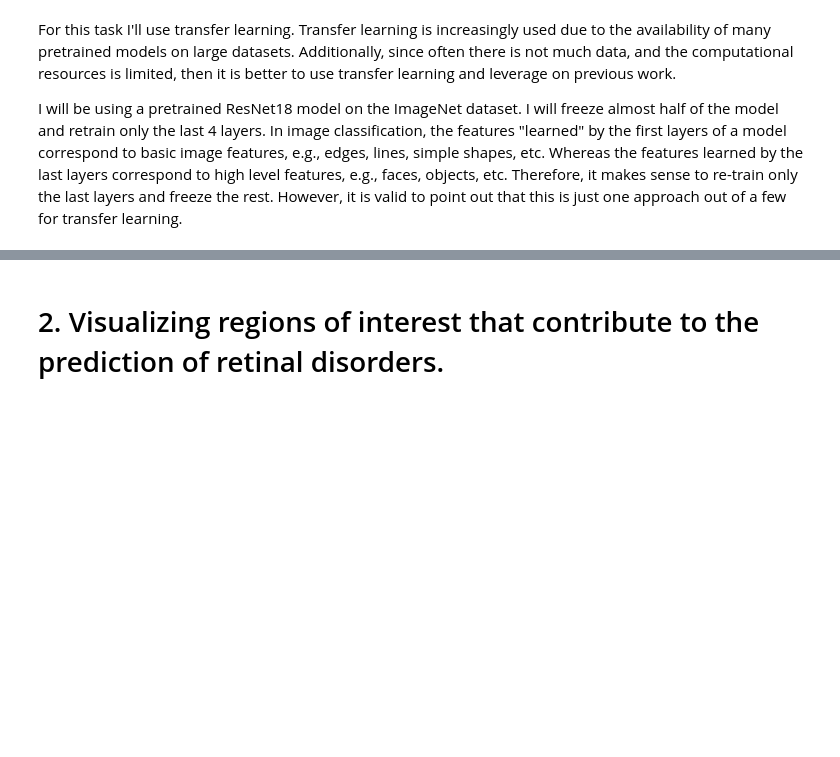
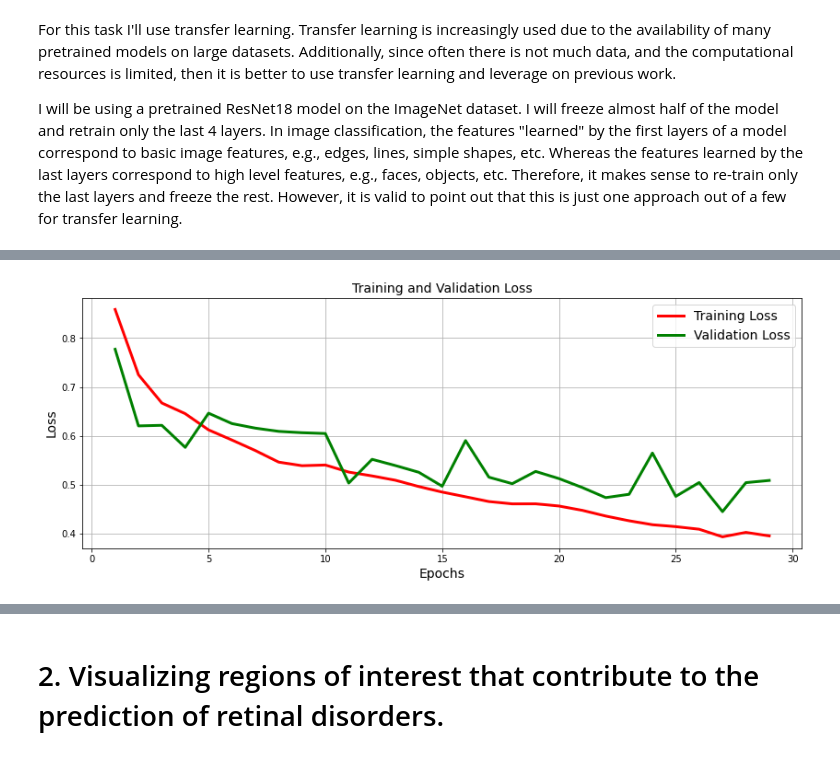
Before and after one commit to blueraymusic/Retinal, a Jupyter notebook: Retinal_Disease_Detection.ipynb, the cells around one changed output, grey strips where cells are left out. Saved outputs shown, nothing was run; the diff lists cells and outputs as text; code cells hidden in the pictures; blank space fills up the shorter version.

```diff
--- a/Retinal_Disease_Detection.ipynb
+++ b/Retinal_Disease_Detection.ipynb
@@ -158,7 +124,7 @@ In the following cell I create a the dataset class containing a set of standard
 *   `transforms.RandomVerticalFlip(p=1.0)`: flip the image on the vertical edge
 *   `transforms.Normalize()`: Normalize a tensor image with mean and standard deviation. The numbers are coming from the ImageNet dataset (This is because I will be using models pretrained on the ImageNet dataset).
 # %%
-class CustomImageDataset(Dataset):
+class RetinalDisorderDataset(Dataset):
     def __init__(self, data_file, img_dir, transform=None):
         self.img_data = data_file
         self.img_dir = img_dir
@@ -168,10 +134,10 @@ class CustomImageDataset(Dataset):
         return len(self.img_data)
 
     def __getitem__(self, idx):
-        img_path = os.path.join(self.img_dir, self.img_data.iloc[idx, 0])
+        img_path = os.path.join(self.img_dir, self.img_data.iloc[idx]['filename'])
         image = read_image(img_path)
+        image = self.transform(image)
         label = self.img_data.iloc[[idx], 1:].values
         label = torch.tensor(label, dtype=torch.float32)
-        image = self.transform(image)
         return image, torch.squeeze(label)
 # %%
@@ -366,25 +297,22 @@ def train_model(model, criterion, optimizer, scheduler, model_name=None, weights
 # %%
-def print_loss_history(train_loss, validation_loss, logscale=False):
-    loss = train_loss
-    val_loss = validation_loss
-    epochs = range(1, len(loss) + 1)
-    plt.plot(epochs, loss, color='red', label='Training loss')
-    plt.plot(epochs, val_loss, color='green', label='Validation loss')
-    plt.title('Training and validation loss')
-    plt.xlabel('Epochs')
-    plt.ylabel('Loss')
-    plt.legend()
-    if logscale:
-        plt.yscale('log')
+def plot_loss_history(train_loss, val_loss):
+    plt.figure(figsize=(14, 5))
+    epochs = range(1, len(train_loss) + 1)
+    plt.plot(epochs, train_loss, lw=3, color='red', label='Training Loss')
+    plt.plot(epochs, val_loss, lw=3, color='green', label='Validation Loss')
+    plt.xlabel('Epochs', fontsize=14)
+    plt.ylabel('Loss', fontsize=14)
+    plt.title('Training and Validation Loss', fontsize=14)
+    plt.legend(loc='best', fontsize=14)
+    plt.grid()
+    plt.savefig('loss_plot.png')
     plt.show()
-    return
 # %% [markdown]
 I address the imbalance characteristics of the data by calculating a weight vector corresponding to the labels, to pass it to the loss function. (See [this example](https://pytorch.org/docs/stable/generated/torch.nn.BCEWithLogitsLoss.html).)
 # %%
 def get_pos_weight(df):
-  train_labels_df = df
-  pos_weight = []
-  for c in range(train_labels_df.shape[1]):
-    weight = (train_labels_df.iloc[:, c] == 0).sum() / (train_labels_df.iloc[:, c] == 1).sum()
-    pos_weight.append(weight)
-  return pos_weight
+    pos_weight = []
+    for c in range(df.shape[1]):
+        weight = (df.iloc[:, c] == 0).sum() / (df.iloc[:, c] == 1).sum()
+        pos_weight.append(weight)
+    return pos_weight
@@ -459,0 +407,4 @@ print_loss_history(train_loss, validation_loss)
+# %%
+plot_loss_history(loss_history['train'], loss_history['val'])
+# %% [output]
+[figure, added]
```
Also changed, not shown: parts of 45 cells of this notebook, 6 other files.
